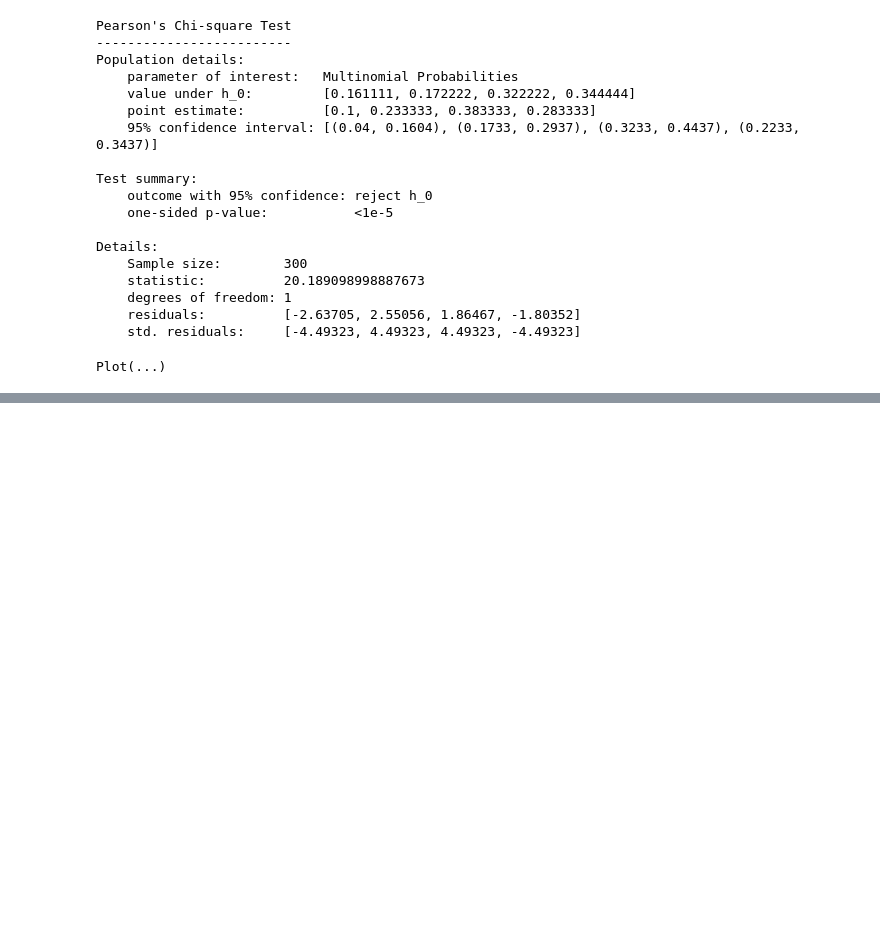
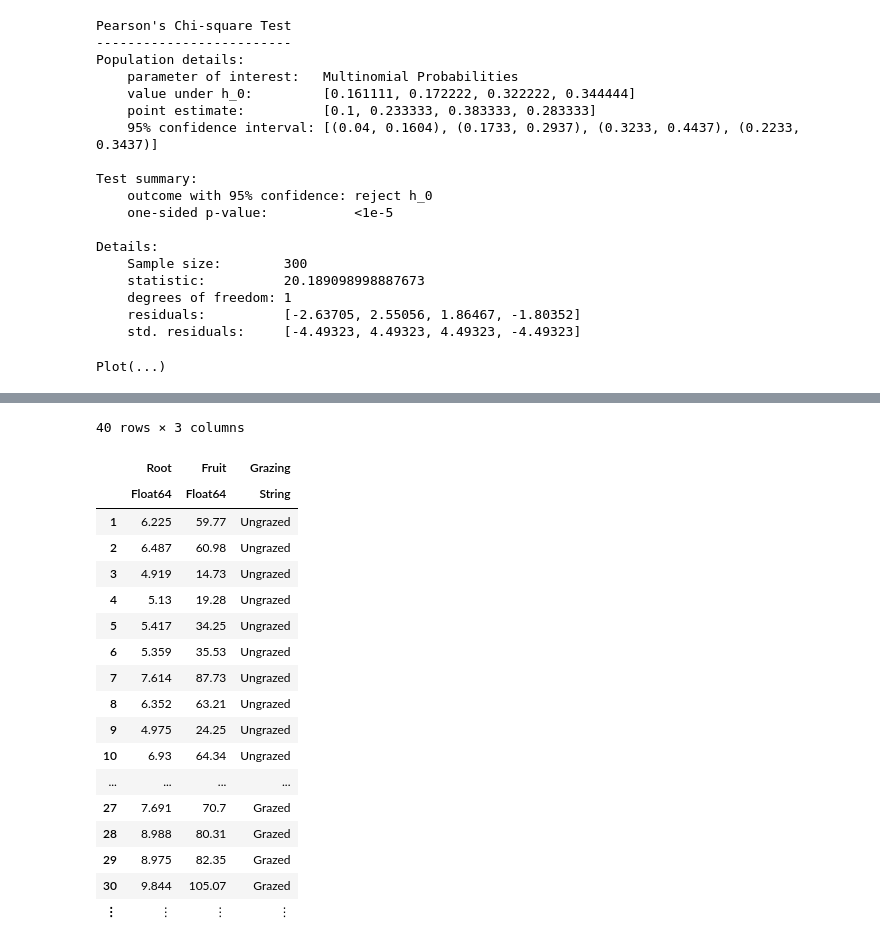
Before and after one commit to takanorifukuyama/julia-statistics, a Jupyter notebook: 統計解析.ipynb, the cells around one changed output, grey strips where cells are left out. Cells and saved outputs as stored; diff of their text form; code cells hidden in the pictures; blank space fills up the shorter version.

```diff
--- a/統計解析.ipynb
+++ b/統計解析.ipynb
@@ -135,0 +146,24 @@ Plot(...)
+# %%
+dat = CSV.read("./datasets/compensation.csv", DataFrame)
+
+dat
+# %% [output]
+40 rows × 3 columns
+|  | Root | Fruit | Grazing |
+|  | Float64 | Float64 | String |
+| 1 | 6.225 | 59.77 | Ungrazed |
+| 2 | 6.487 | 60.98 | Ungrazed |
+| 3 | 4.919 | 14.73 | Ungrazed |
+| 4 | 5.13 | 19.28 | Ungrazed |
+| 5 | 5.417 | 34.25 | Ungrazed |
+| 6 | 5.359 | 35.53 | Ungrazed |
+| 7 | 7.614 | 87.73 | Ungrazed |
+| 8 | 6.352 | 63.21 | Ungrazed |
+| 9 | 4.975 | 24.25 | Ungrazed |
+| 10 | 6.93 | 64.34 | Ungrazed |
+| ... | ... | ... | ... |
+| 27 | 7.691 | 70.7 | Grazed |
+| 28 | 8.988 | 80.31 | Grazed |
+| 29 | 8.975 | 82.35 | Grazed |
+| 30 | 9.844 | 105.07 | Grazed |
+| ⋮ | ⋮ | ⋮ | ⋮ |
```
Also changed, not shown: parts of 15 cells of this notebook, 1 other file.
